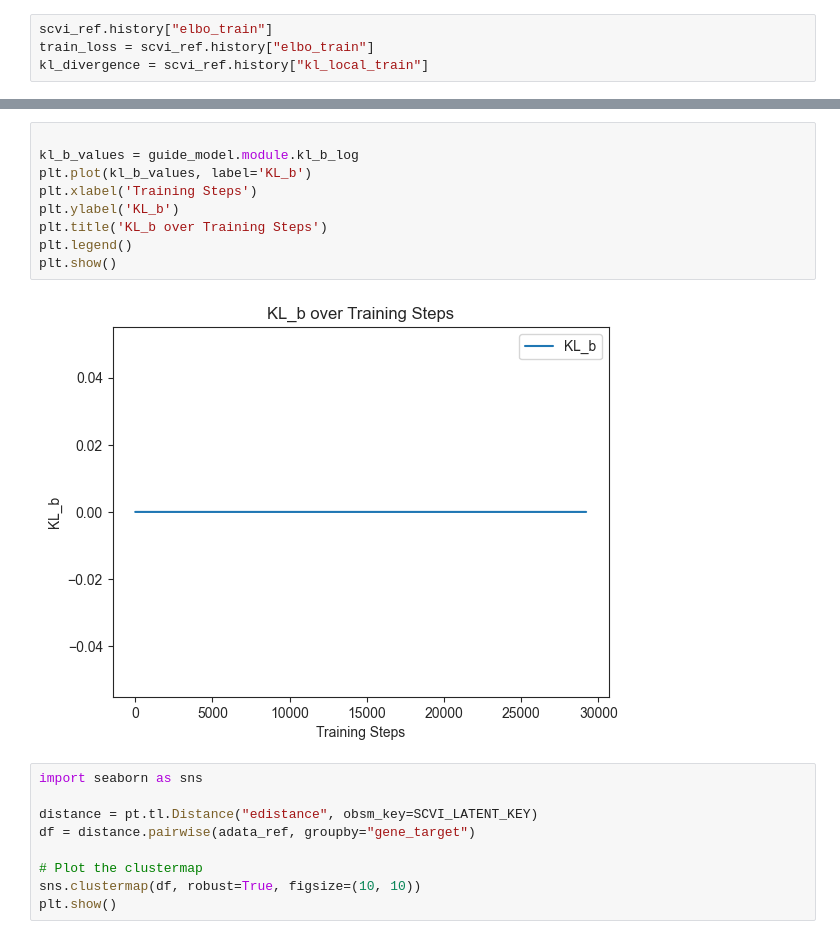
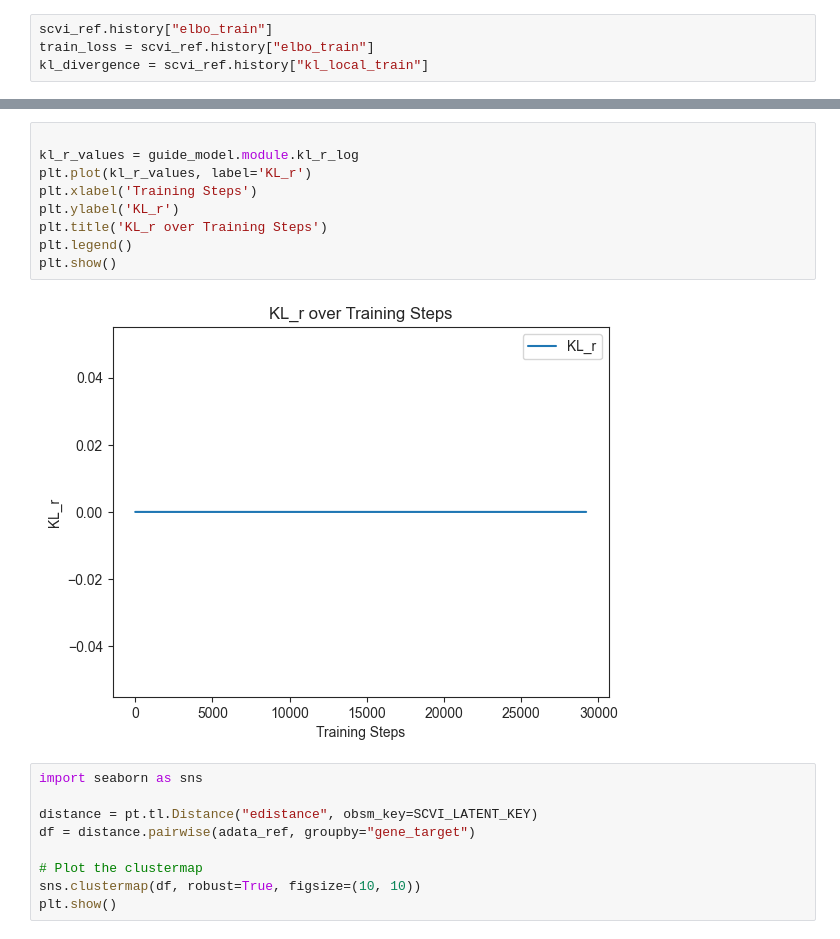
Before and after one commit to theislab/quasiSCVI, a Jupyter notebook: copy-guide-papalexi.ipynb, the cells around one changed output, grey strips where cells are left out. Saved outputs shown, nothing was run; the diff lists cells and outputs as text.

```diff
--- a/copy-guide-papalexi.ipynb
+++ b/copy-guide-papalexi.ipynb
@@ -148,14 +150,14 @@ plt.show()
 # %%
 
-kl_b_values = guide_model.module.kl_b_log
-plt.plot(kl_b_values, label='KL_b')
+kl_r_values = guide_model.module.kl_r_log
+plt.plot(kl_r_values, label='KL_r')
 plt.xlabel('Training Steps')
-plt.ylabel('KL_b')
-plt.title('KL_b over Training Steps')
+plt.ylabel('KL_r')
+plt.title('KL_r over Training Steps')
 plt.legend()
 plt.show()
 # %% [output]
-[figure, old version]
+[figure, new version]
 # %%
 import seaborn as sns
 
```
Also changed, not shown: parts of 3 cells of this notebook, 5 other files.
